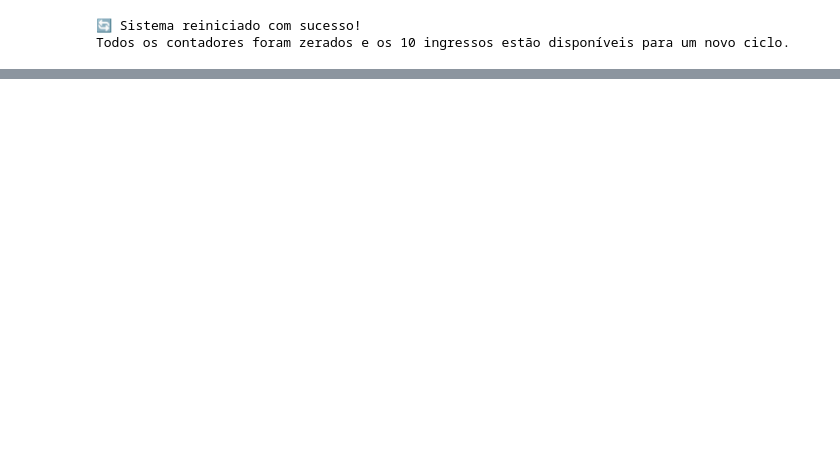
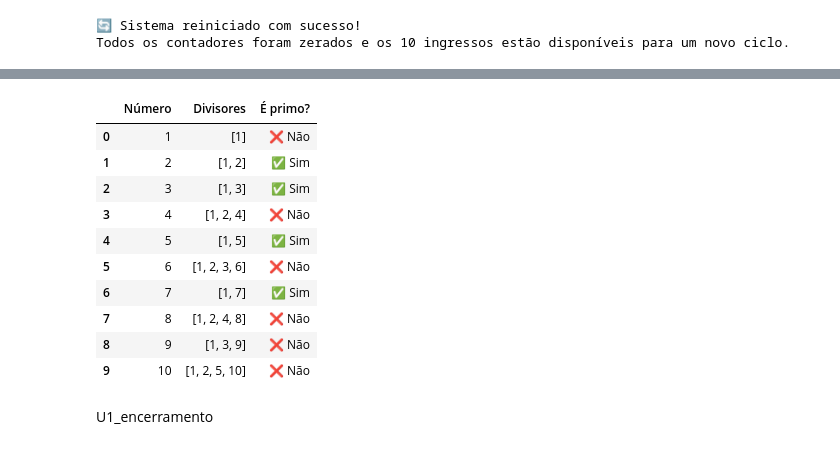
Before and after one commit to froozern/colabcinema, a Jupyter notebook: unidade_1.ipynb, the cells around one changed output, grey strips where cells are left out. Drawn from its saved outputs; the diff is of its cells as text; code cells hidden in the pictures; blank space fills up the shorter version.

```diff
--- a/unidade_1.ipynb
+++ b/unidade_1.ipynb
@@ -292,0 +309,8 @@ Todos os contadores foram zerados e os 10 ingressos estão disponíveis para um
+# %%
+ numero = int(input("digite um numero: "))
+ while numero != 0:
+  if numero % 2 == 0:
+    print("numero é par")
+  else:
+    print("numero é impar")
+    numero = int(input("digite um numero:(ou 0 para sair): "))
@@ -292,0 +450,10 @@ Todos os contadores foram zerados e os 10 ingressos estão disponíveis para um
+# %%
+def get_divisors(n):
+    return [i for i in range(1, n + 1) if n % i == 0]
+
+# Criamos uma lista de números de 1 a 10
+numeros = [1, 2, 3, 4, 5, 6, 7, 8, 9, 10]
+
+# Chamamos a função para cada número individualmente e imprimimos os divisores de cada um
+for num in numeros:
+    print(f"Divisores de {num}: {get_divisors(num)}")
@@ -292,0 +471,40 @@ Todos os contadores foram zerados e os 10 ingressos estão disponíveis para um
+# %%
+import pandas as pd
+
+def get_divisors(n):
+    return [i for i in range(1, n + 1) if n % i == 0]
+
+# Lista de números
+numeros = range(1, 11)
+
+# Criando os dados da tabela
+dados = []
+
+for num in numeros:
+    divisores = get_divisors(num)
+
+    dados.append({
+        "Número": num,
+        "Divisores": str(divisores),
+        "É primo?": "✅ Sim" if len(divisores) == 2 else "❌ Não"
+    })
+
+# Criando a tabela
+tabela = pd.DataFrame(dados)
+
+# Exibindo a tabela
+display(tabela)
+# %% [output]
+|  | Número | Divisores | É primo? |
+| 0 | 1 | [1] | ❌ Não |
+| 1 | 2 | [1, 2] | ✅ Sim |
+| 2 | 3 | [1, 3] | ✅ Sim |
+| 3 | 4 | [1, 2, 4] | ❌ Não |
+| 4 | 5 | [1, 5] | ✅ Sim |
+| 5 | 6 | [1, 2, 3, 6] | ❌ Não |
+| 6 | 7 | [1, 7] | ✅ Sim |
+| 7 | 8 | [1, 2, 4, 8] | ❌ Não |
+| 8 | 9 | [1, 3, 9] | ❌ Não |
+| 9 | 10 | [1, 2, 5, 10] | ❌ Não |
+# %% [markdown]
+U1_encerramento
```
Also changed, not shown: parts of 37 cells of this notebook.
